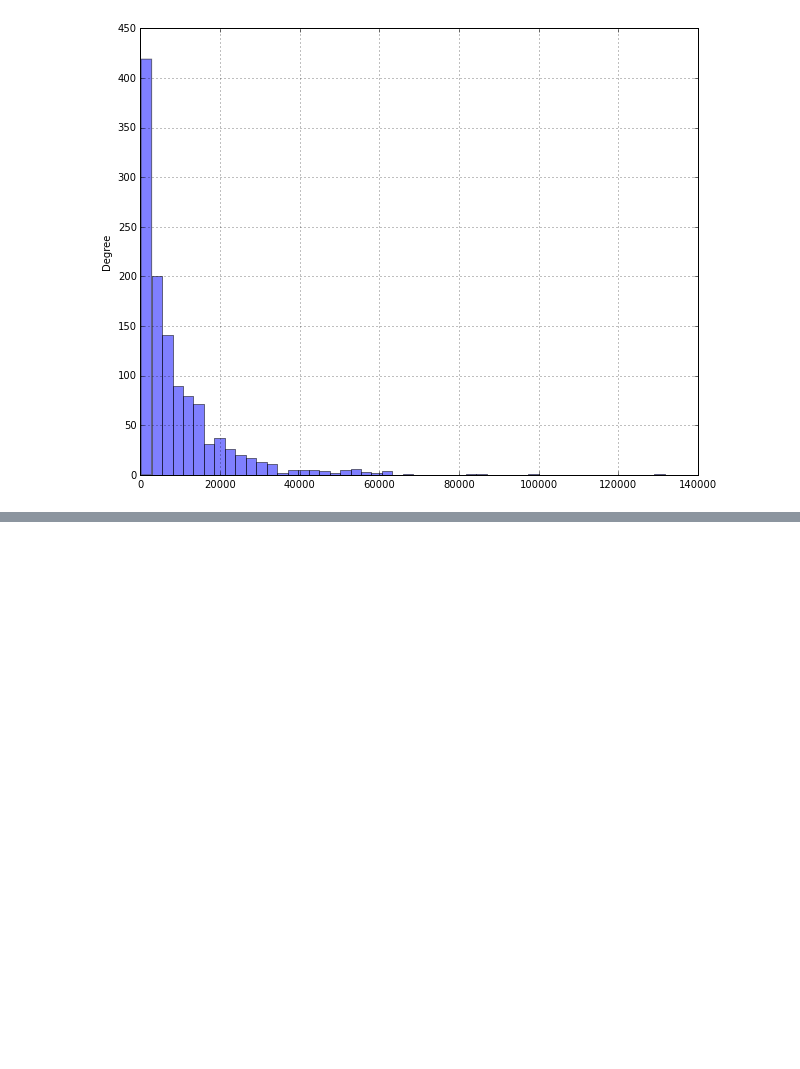
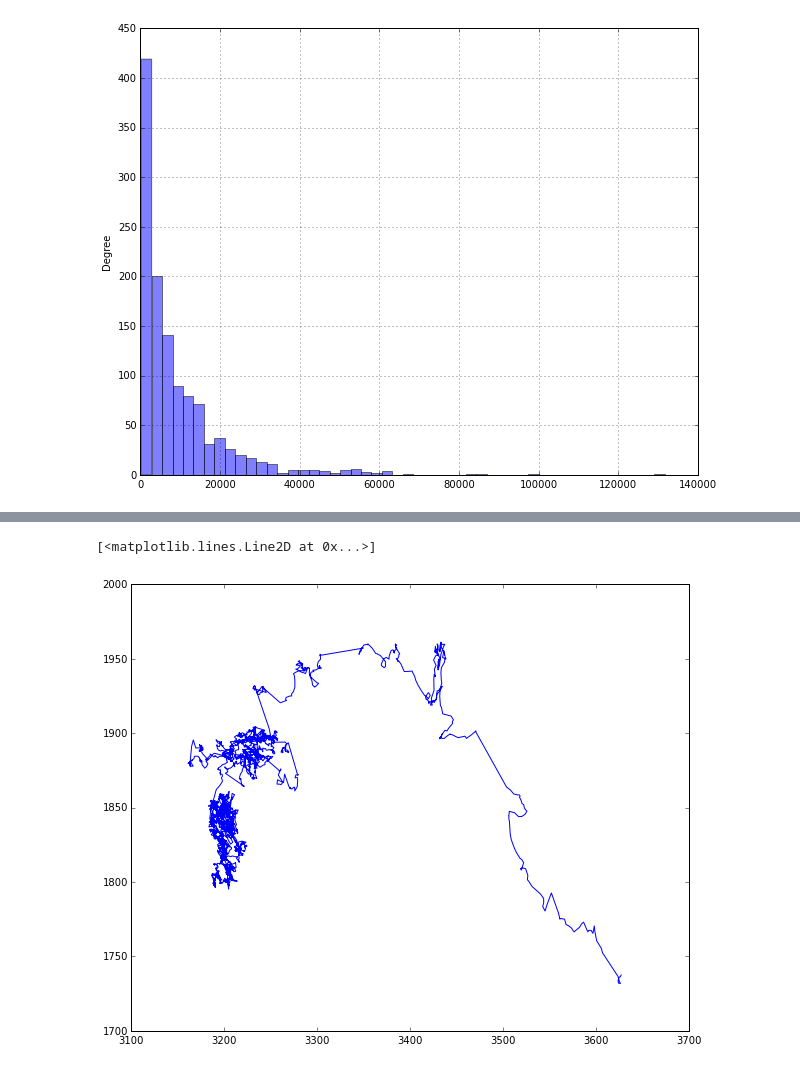
Before and after one commit to sylvainforet/beeshiny, a Jupyter notebook: BeeStats.ipynb, the cells around one changed output, grey strips where cells are left out. Saved outputs shown, nothing was run; the diff lists cells and outputs as text; code cells hidden in the pictures; blank space fills up the shorter version.

```diff
--- a/BeeStats.ipynb
+++ b/BeeStats.ipynb
@@ -69,11 +76,12 @@ grouped_bees_by_id = data.groupby('BeeID',  sort=True)
 tag_coord_counts = {1: 0, 2: 0, 3: 0}
 
 class BeePaths:
-    __slots__ = ['bee_id', 'tag', 'paths_index']
-    def __init__(self, bee_id, tag, paths_index):
+    __slots__ = ['bee_id', 'tag', 'paths_index', 'coords']
+    def __init__(self, bee_id, tag, paths_index, coords):
         self.bee_id = bee_id
         self.paths_index = paths_index
         self.tag = tag
+        self.coords = coords
 
 min_frames_bee_visible = 250
 tag_percent_confidence = 0.7
@@ -85,11 +93,14 @@ for group_id, df in grouped_bees_by_id:
         #print ("Skipping", len(df['Frame']))
         continue
     list_of_paths = []
+    list_of_x_coords = []
+    list_of_y_coords = []
     new = True
     max_frame = df['Frame'].max()
     prev_bee_index = 0
     remove_zeroes = df[df.Tag > 0]
     if len(remove_zeroes['Tag']) < min_number_tags_classified:
+        ### Again, keep track of what you are filtering out
         continue
     tag_percentage = remove_zeroes['Tag'].value_counts().max() / len(remove_zeroes['Tag'])
     tag_identity = remove_zeroes['Tag'].value_counts().idxmax()
@@ -101,20 +112,25 @@ for group_id, df in grouped_bees_by_id:
             start_path = i
             new = False
             prev_frame_index = i
+            list_of_x_coords.append(data['X'][i])
+            list_of_y_coords.append(data['Y'][i])
         else:
             difference_prev_frame = df['Frame'][i] - df['Frame'][prev_frame_index]
             if difference_prev_frame == 1:
+                list_of_x_coords.append(data['X'][i])
+                list_of_y_coords.append(data['Y'][i])
                 prev_frame_index = i
                 if value == max_frame:
-                    tag_coord_counts[tag_identity] += len(single_path)
+                    #tag_coord_counts[tag_identity] += len(single_path)
                     list_of_paths.append((start_path, i))
             else:
-                tag_coord_counts[tag_identity] += len(single_path)
-                list_of_paths.append((start_path, i))
-                single_path = [i]
+                #tag_coord_counts[tag_identity] += len(single_path)
+                list_of_paths.append((start_path, prev_frame_index))
+                start_path = i
+                prev_frame_index = i
 
     if len(list_of_paths) > 0:
-        bee_paths.append(BeePaths(group_id, tag_identity, list_of_paths))
+        bee_paths.append(BeePaths(group_id, tag_identity, list_of_paths, np.array([list_of_x_coords, list_of_y_coords])))
         #print(len(list_of_paths))
 
 print(len(bee_paths))
@@ -349,0 +156,5 @@ By default groupby groups on axis=0, but you can group on any of the other axes.
+# %%
+plt.plot(bee_paths[0].coords[0],bee_paths[0].coords[1])
+# %% [output]
+[<matplotlib.lines.Line2D at 0x...>]
+[figure, added]
```
Also changed, not shown: parts of 17 cells of this notebook, 3 other files.
